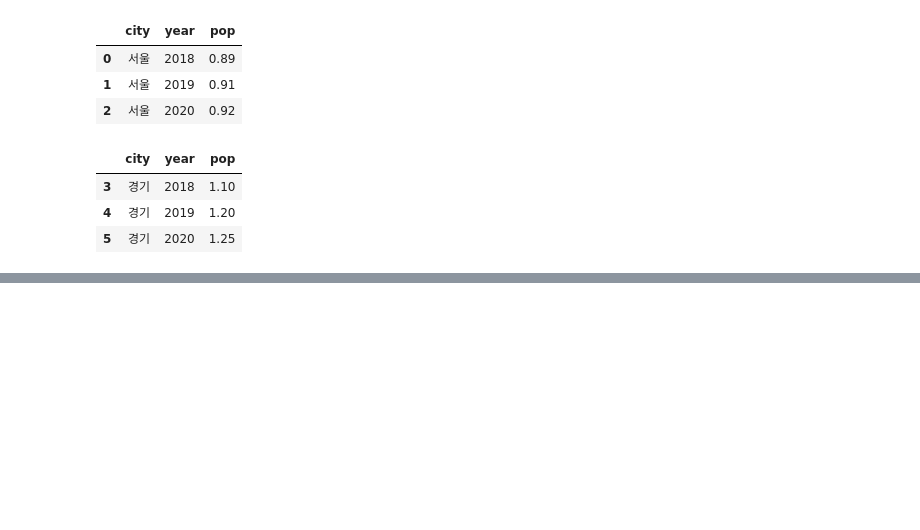
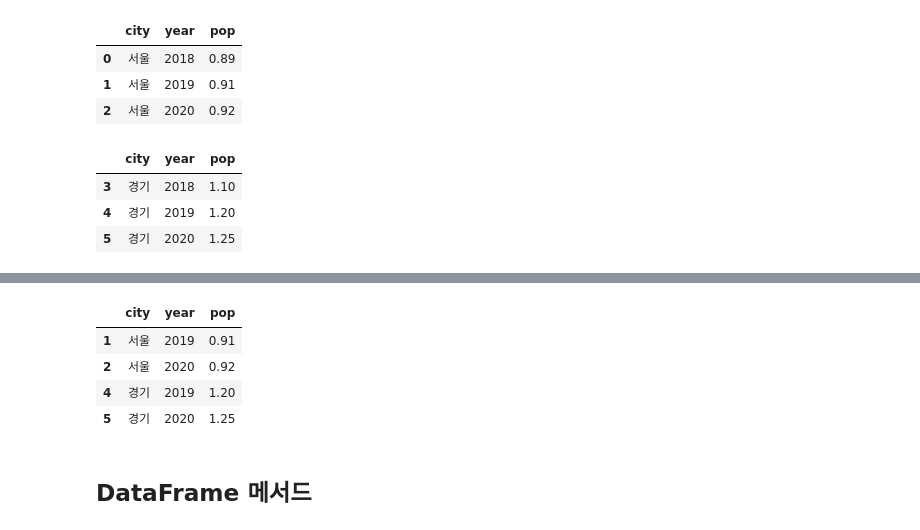
Before and after one commit to JakeOh/202105_itw_bd26, a Jupyter notebook: lab_da/da03_pandas.ipynb, the cells around one changed output, grey strips where cells are left out. Saved outputs shown, nothing was run; the diff lists cells and outputs as text; code cells hidden in the pictures; blank space fills up the shorter version.

```diff
--- a/lab_da/da03_pandas.ipynb
+++ b/lab_da/da03_pandas.ipynb
@@ -315,0 +378,12 @@ df.iloc[-3:]
+# %%
+# 2018년도를 제외한 모든 자료 선택
+# df[df['year'] != 2018]
+df[~(df['year'] == 2018)]
+# %% [output]
+|  | city | year | pop |
+| 1 | 서울 | 2019 | 0.91 |
+| 2 | 서울 | 2020 | 0.92 |
+| 4 | 경기 | 2019 | 1.20 |
+| 5 | 경기 | 2020 | 1.25 |
+# %% [markdown]
+## DataFrame 메서드
```
Also changed, not shown: parts of 14 cells of this notebook.
